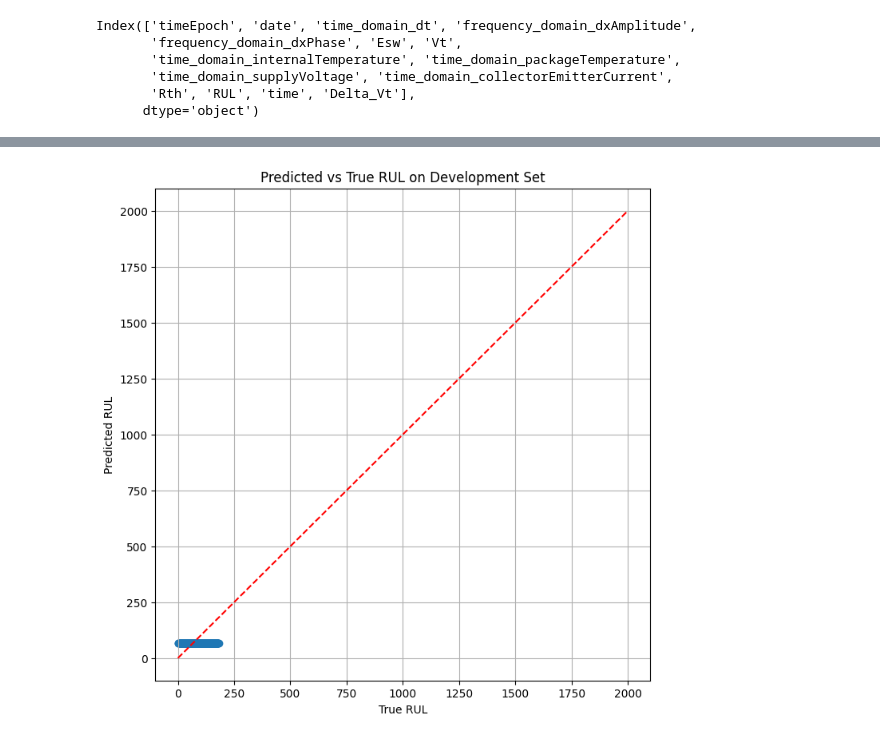
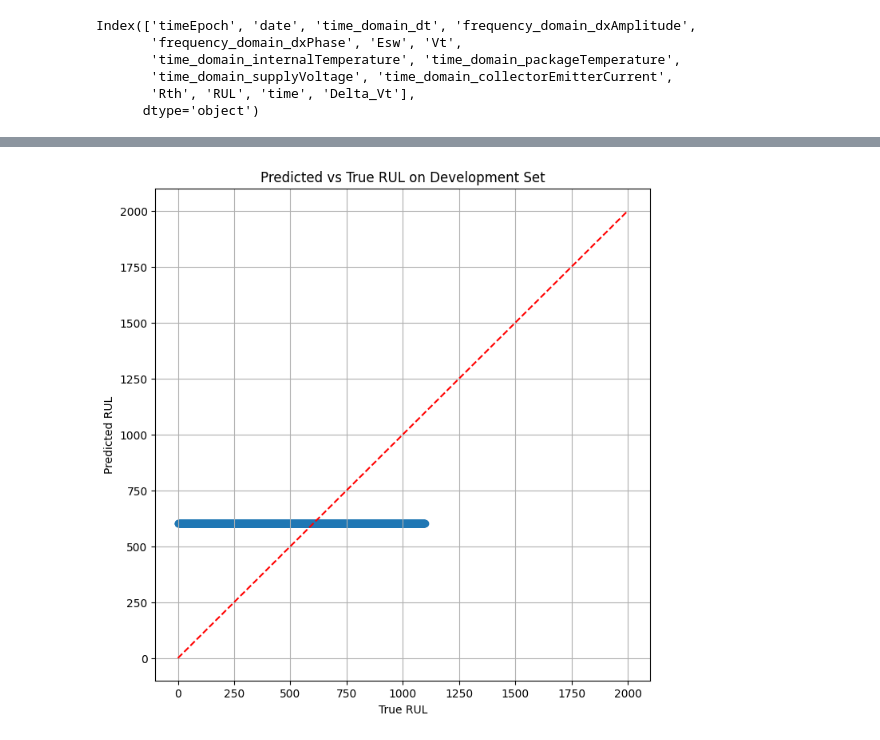
Before and after one commit to snorklerjoe/lifetime-prediction-machine-learning, a Jupyter notebook: model.ipynb, the cells around one changed output, grey strips where cells are left out. Drawn from its saved outputs; the diff is of its cells as text; code cells hidden in the pictures.

Commit message:
Better data processing, more broken model

```diff
--- a/model.ipynb
+++ b/model.ipynb
@@ -21,10 +21,10 @@ import matplotlib.pyplot as plt
 # %%
 # Load the processed data for each device
 # Since we only have data for 4 devices, we'll use devices 3-5 for training and device 2 for development/testing
-device_2_data = pd.read_csv("processed-data/device_2_processed.csv")
-device_3_data = pd.read_csv("processed-data/device_3_processed.csv")
-device_4_data = pd.read_csv("processed-data/device_4_processed.csv")
-device_5_data = pd.read_csv("processed-data/device_5_processed.csv")
+device_2_data = pd.read_csv("processed-data/device_2_processed.csv").iloc[100:]
+device_3_data = pd.read_csv("processed-data/device_3_processed.csv").iloc[100:]
+device_4_data = pd.read_csv("processed-data/device_4_processed.csv").iloc[100:]
+device_5_data = pd.read_csv("processed-data/device_5_processed.csv").iloc[100:]
 
 # Normalize time for each device to count up from 0
 device_2_data["time"] = device_2_data["timeEpoch"] - device_2_data["timeEpoch"].min()
@@ -33,10 +33,10 @@ device_4_data["time"] = device_4_data["timeEpoch"] - device_4_data["timeEpoch"].
 device_5_data["time"] = device_5_data["timeEpoch"] - device_5_data["timeEpoch"].min()
 
 # Calculate Delta Vth
-device_2_data["Delta_Vt"] = device_2_data["Vt"] - device_2_data["Vt"].iloc[0]
-device_3_data["Delta_Vt"] = device_3_data["Vt"] - device_3_data["Vt"].iloc[0]
-device_4_data["Delta_Vt"] = device_4_data["Vt"] - device_4_data["Vt"].iloc[0]
-device_5_data["Delta_Vt"] = device_5_data["Vt"] - device_5_data["Vt"].iloc[0]
+device_2_data["Delta_Vt"] = device_2_data["Vt"] - device_2_data["Vt"].iloc[100]
+device_3_data["Delta_Vt"] = device_3_data["Vt"] - device_3_data["Vt"].iloc[100]
+device_4_data["Delta_Vt"] = device_4_data["Vt"] - device_4_data["Vt"].iloc[100]
+device_5_data["Delta_Vt"] = device_5_data["Vt"] - device_5_data["Vt"].iloc[100]
 
 data_train = [device_3_data, device_4_data, device_5_data]
 data_dev = device_2_data
@@ -81,11 +81,12 @@ class RULModel(torch.nn.Module):
     """ Contains a CNN fed by Esw, an LSTM fed by Rth and Vt, and a cross attention layer that combines the CNN and LSTM outputs to predict RUL. """
     def __init__(self, input_size: int, hidden_size: int, num_layers: int):
         super(RULModel, self).__init__()
-        self.cnnconv1=    torch.nn.Conv1d(in_channels=1, out_channels=hidden_size, kernel_size=3, padding=1, dilation=64)
+        self.cnnconv1=    torch.nn.Conv1d(in_channels=1, out_channels=hidden_size, kernel_size=7, padding='same', dilation=2)
+        self.cnnconv2=    torch.nn.Conv1d(in_channels=1, out_channels=hidden_size, kernel_size=5, padding='same')
         self.cnnrelu =    torch.nn.ReLU()
         self.cnnbn = torch.nn.BatchNorm1d(hidden_size)
         # self.cnnpool =  torch.nn.AdaptiveAvgPool1d(1)
-        self.cnnpool =  torch.nn.MaxPool1d(kernel_size=4, stride=4)  # Downsample by a factor of 4 to reduce sequence length for attention
+        self.cnnpool =  torch.nn.AvgPool1d(kernel_size=4, stride=4)  # Downsample by a factor of 4 to reduce sequence length for attention
         self.lstm = torch.nn.LSTM(input_size=input_size, hidden_size=hidden_size, num_layers=num_layers, batch_first=True)
         self.attention = torch.nn.MultiheadAttention(embed_dim=hidden_size, num_heads=2, batch_first=True)
         self.fc = torch.nn.Linear(hidden_size, 1)
@@ -99,6 +100,8 @@ class RULModel(torch.nn.Module):
 
         cnn_out = self.cnnconv1(esw)
         cnn_out = self.cnnrelu(cnn_out)
+        cnn_out = self.cnnconv2(cnn_out)
+        cnn_out = self.cnnrelu(cnn_out)
         cnn_out = self.cnnbn(cnn_out)
         cnn_out = self.cnnpool(cnn_out).transpose(1,2)
 
@@ -110,8 +113,8 @@ class RULModel(torch.nn.Module):
 
         # Final RUL prediction
         # rul_pred = self.fc(attn_output[:, 0, :])  # Want a scalar
-        # rul_pred = self.fc(cnn_out[:, 0, :])  # Want a scalar
-        rul_pred = self.fc(lstm_out[:, 0, :])  # Want a scalar
+        rul_pred = self.fc(cnn_out)  # Want a scalar
+        # rul_pred = self.fc(lstm_out[:, 0, :])  # Want a scalar
 
         return rul_pred
 # %%
@@ -255,35 +241,36 @@ plt.show()
 # %%
 # Plot estimated RUL vs true RUL for the development set
 
 data_pred = []
 
 model.eval()
-window_size = 1024
+# window_size = 1024
 with torch.no_grad():
     # go through windows sequentially
-    for start_idx in range(0, len(data_dev) - window_size):
-        # start_idx = 0
+    # for start_idx in range(0, len(data_dev) - window_size):
+    for window_size in range(8, len(data_dev)):
+        start_idx = 0
         data_dev_window = data_dev.iloc[start_idx:start_idx+window_size]
         esw_dev = torch.tensor(data_dev_window['Esw'].values, dtype=torch.float32).unsqueeze(0).to(device)
         rth_vt_dev = torch.tensor(data_dev_window[['Rth', 'Vt']].values, dtype=torch.float32).unsqueeze(0).to(device)
 
         # esw_dev = torch.tensor(data_dev_window['Esw'].values, dtype=torch.float32).to(device)
         # rth_vt_dev = torch.tensor(data_dev_window[['Rth', 'Vt']].values, dtype=torch.float32).to(device)
         rul_dev = torch.tensor(data_dev_window.iloc[-1]['RUL'], dtype=torch.float32).to(device) / rul_scale  # Normalize RUL to be between 0 and 1
         rul_pred_dev = model(esw_dev, rth_vt_dev)
         data_pred += [(rul_dev.item() * rul_scale, rul_pred_dev.item() * rul_scale)]
 
 # Plot
 plt.figure(figsize=(8, 8))
 plt.scatter([d[0] for d in data_pred], [d[1] for d in data_pred])
 plt.plot([0, 2000], [0, 2000], 'r--')  # Line y=x for reference
 plt.xlabel("True RUL")
 plt.ylabel("Predicted RUL")
 plt.title("Predicted vs True RUL on Development Set")
 plt.grid()
 plt.show()
 # %% [output]
-[figure, old version]
+[figure, new version]
 # %%
 # Plot estimated RUL vs True RUL for the development set
 
```
Also changed, not shown: parts of 6 cells of this notebook, 13 other files.
